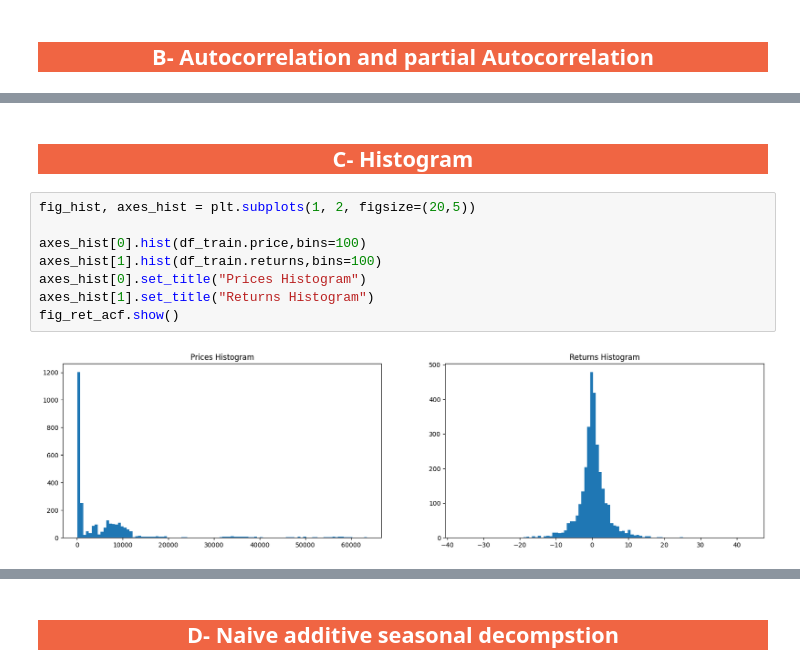
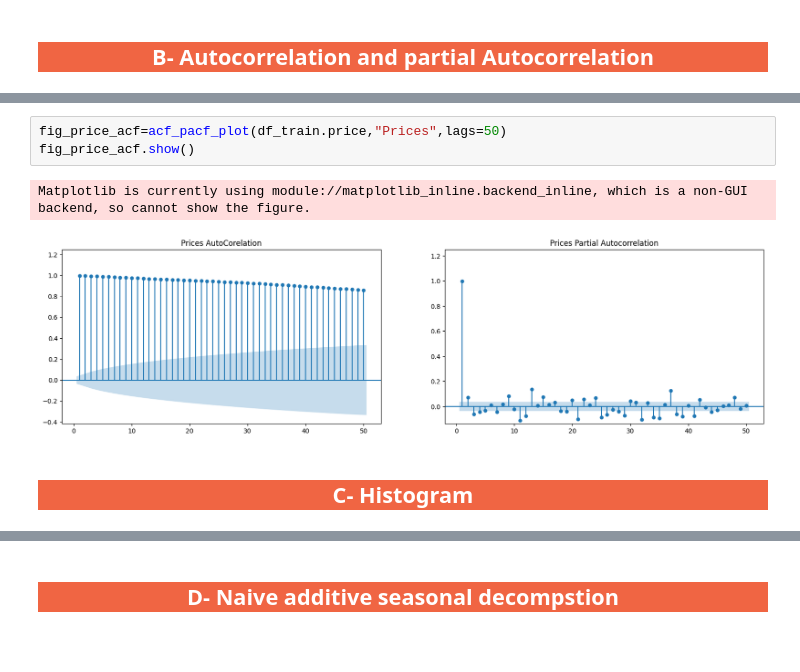
Before and after one commit to obaidagh/crypto-analysis-forcasting, a Jupyter notebook: Mainnotebook.ipynb, the cells around one changed output, grey strips where cells are left out. Drawn from its saved outputs; the diff is of its cells as text; blank space fills up the shorter version.

```diff
--- a/Mainnotebook.ipynb
+++ b/Mainnotebook.ipynb
@@ -98,12 +56,8 @@ fig_ret_acf.show()
+# %%
+fig_price_acf=acf_pacf_plot(df_train.price,"Prices",lags=50)
+fig_price_acf.show()
+# %% [output]
+Matplotlib is currently using module://matplotlib_inline.backend_inline, which is a non-GUI backend, so cannot show the figure.
+[figure, added]
 # %% [markdown]
 ## <center style="background-color:#F06543;color: white; vertical-align: middle; padding:5px px;\">C- Histogram</center>
-# %%
-fig_hist, axes_hist = plt.subplots(1, 2, figsize=(20,5))
-
-axes_hist[0].hist(df_train.price,bins=100)
-axes_hist[1].hist(df_train.returns,bins=100)
-axes_hist[0].set_title("Prices Histogram")
-axes_hist[1].set_title("Returns Histogram")
-fig_ret_acf.show()
-# %% [output]
-[figure, removed]
```
Also changed, not shown: parts of 59 cells of this notebook, 14 other files.
